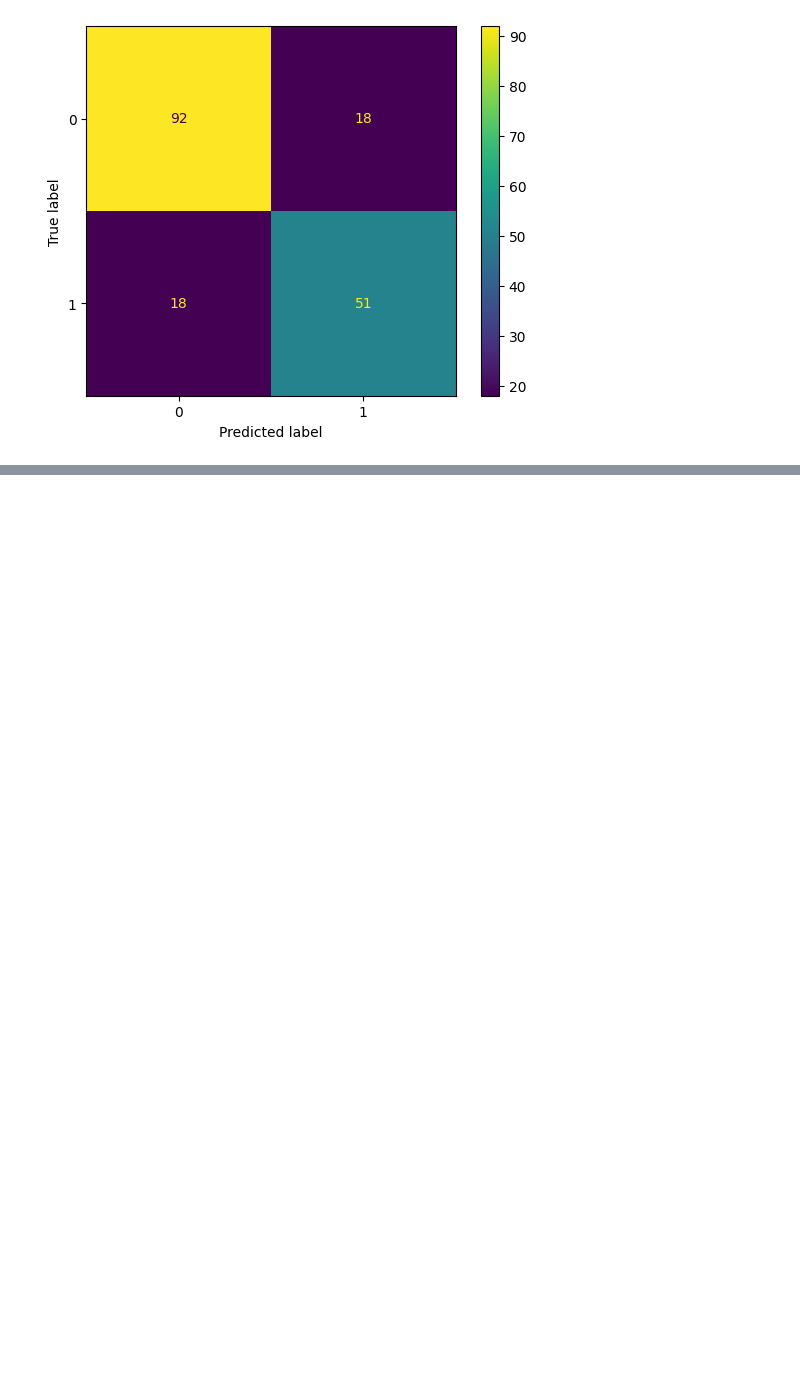
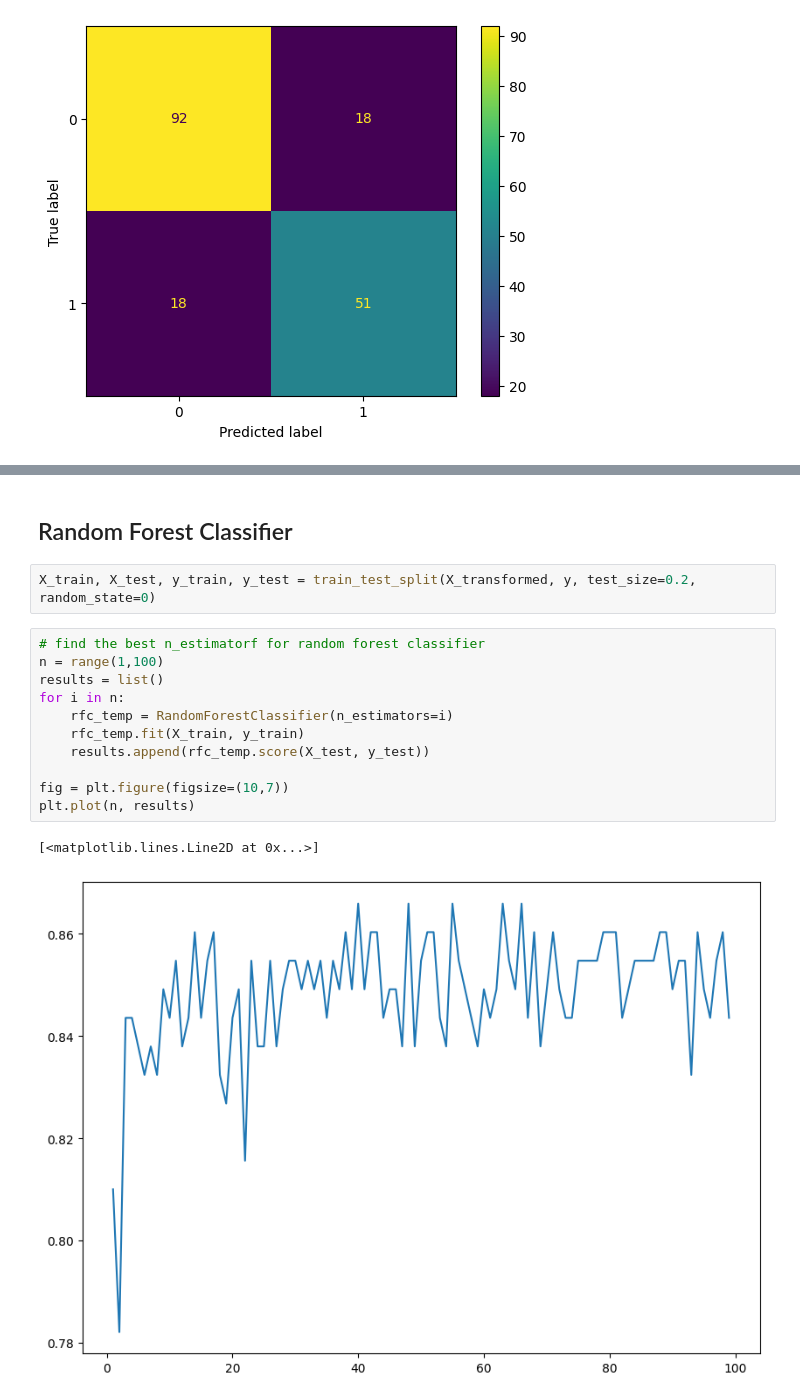
Before and after one commit to haichu2003/Kaggle_submissions, a Jupyter notebook: competitions/titanic/notebook.ipynb, the cells around one changed output, grey strips where cells are left out. Cells and saved outputs as stored; diff of their text form; blank space fills up the shorter version.

Commit message:
update notebook add random forest classifier and pipeline update main.py

```diff
--- a/competitions/titanic/notebook.ipynb
+++ b/competitions/titanic/notebook.ipynb
@@ -174,0 +188,18 @@ result
+# %% [markdown]
+## Random Forest Classifier
+# %%
+X_train, X_test, y_train, y_test = train_test_split(X_transformed, y, test_size=0.2, random_state=0)
+# %%
+# find the best n_estimatorf for random forest classifier
+n = range(1,100)
+results = list()
+for i in n:
+    rfc_temp = RandomForestClassifier(n_estimators=i)
+    rfc_temp.fit(X_train, y_train)
+    results.append(rfc_temp.score(X_test, y_test))
+
+fig = plt.figure(figsize=(10,7))
+plt.plot(n, results)
+# %% [output]
+[<matplotlib.lines.Line2D at 0x...>]
+[figure, added]
```
Also changed, not shown: parts of 10 cells of this notebook, 3 other files.
